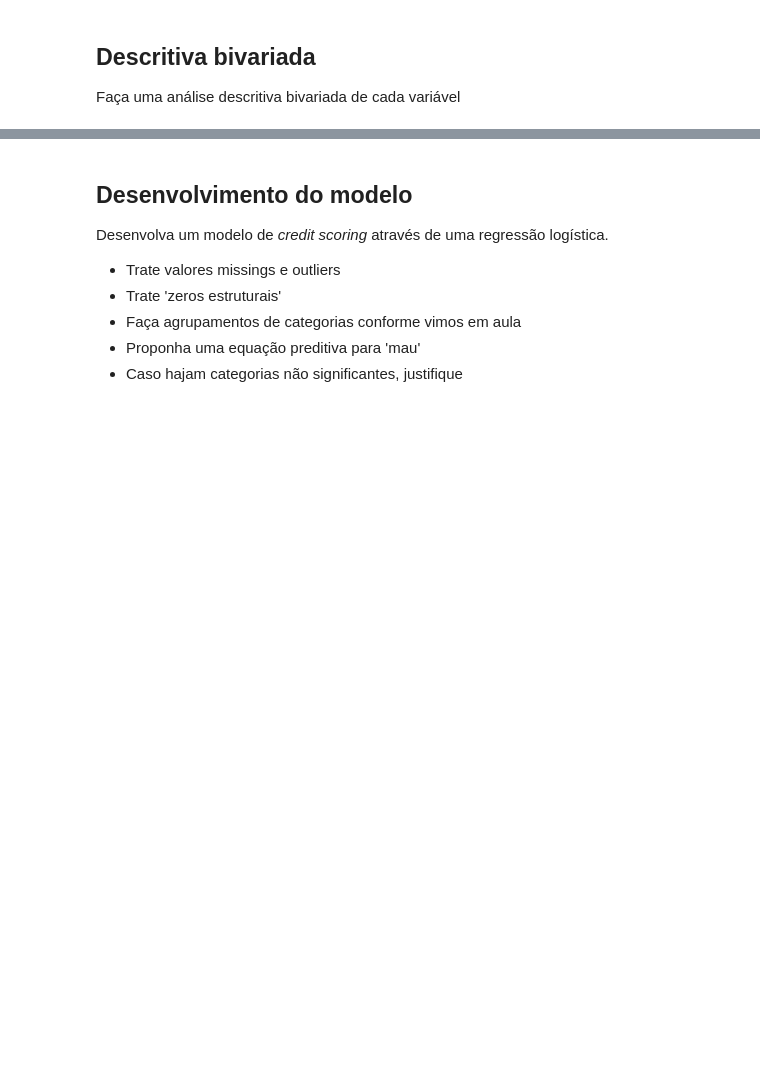
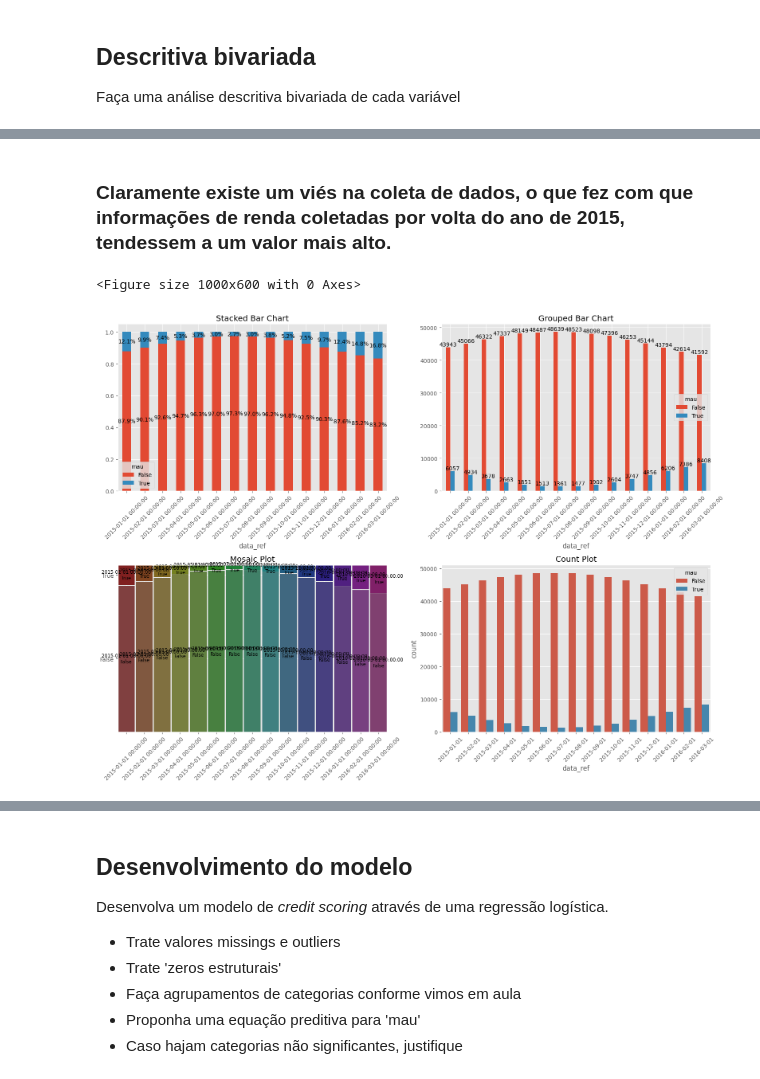
Before and after one commit to PedroHang/Logistic-Regression-Income, a Jupyter notebook: ProfCientistaDados m37_supportmaterial_exercise02.ipynb, the cells around one changed output, grey strips where cells are left out. Saved outputs shown, nothing was run; the diff lists cells and outputs as text; code cells hidden in the pictures; blank space fills up the shorter version.

```diff
--- a/ProfCientistaDados m37_supportmaterial_exercise02.ipynb
+++ b/ProfCientistaDados m37_supportmaterial_exercise02.ipynb
@@ -56,0 +245,7 @@ Faça uma análise descritiva bivariada de cada variável
+# %% [markdown]
+### Claramente existe um viés na coleta de dados, o que fez com que informações de renda coletadas por volta do ano de 2015, tendessem a um valor mais alto.
+# %%
+biv_plot(df, x='data_ref', y='mau', threshold=15)
+# %% [output]
+<Figure size 1000x600 with 0 Axes>
+[figure, added]
```
Also changed, not shown: parts of 29 cells of this notebook.
